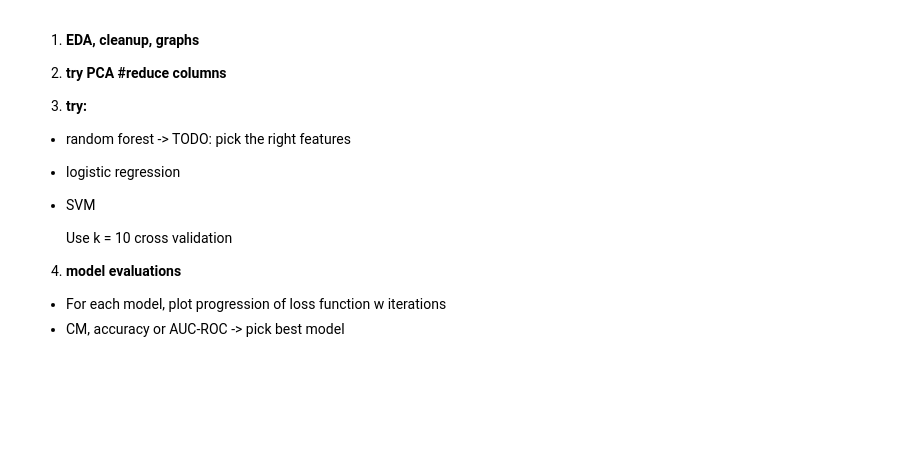
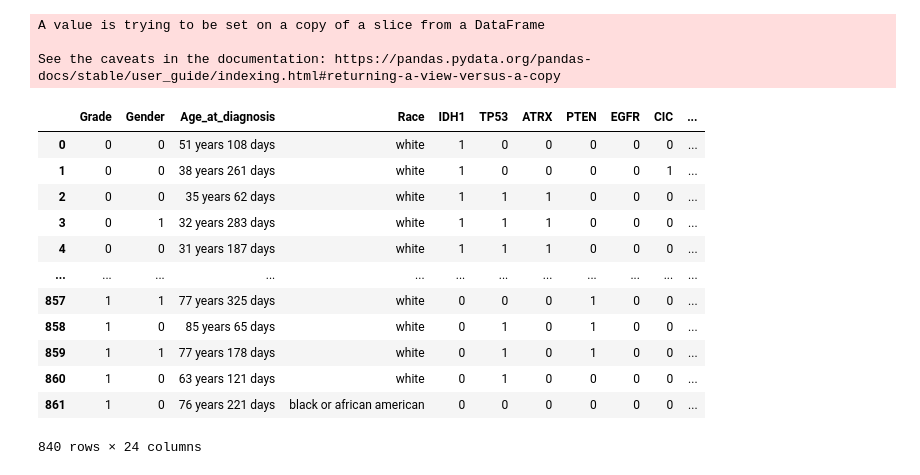
Before and after one commit to irenebernardi/Glioma-Grading-Classification, a Jupyter notebook: Glioma Grade notebook .ipynb, the cells around one changed output. Cells and saved outputs as stored; diff of their text form; code cells hidden in the pictures; blank space fills up the shorter version.

Commit message:
EDA of dataset

```diff
--- a/Glioma Grade notebook .ipynb
+++ b/Glioma Grade notebook .ipynb
@@ -25,0 +8,3 @@ sns.heatmap(df.corr())
+# %%
+df = pd.read_csv('/Users/ksenyanix/Glioma-Grading-Classification/TCGA_GBM_LGG_Mutations_all.csv')
+df
@@ -58,5 +47,0 @@ Name: Gender, dtype: int64
-# %%
-#clean dataset
-
-df= pd.read_csv('~/glioma+grading+clinical+and+mutation+features+dataset/TCGA_InfoWithGrade.csv')
-df
@@ -77,14 +48,26 @@ df
-# %% [markdown]
-1. **EDA, cleanup, graphs**
-2. **try PCA  #reduce columns**
-
-3. **try:**
-  - random forest -> TODO: pick the right features
-  - logistic regression
-  - SVM
-
-    Use k = 10 cross validation
-
-4. **model evaluations**
-  -  For each model, plot progression of loss function w iterations
-  - CM, accuracy or AUC-ROC  -> pick best model
+# %%
+df.replace({'MUTATED': 1, 'NOT_MUTATED': 0, 'Female': 1, 'Male': 0, 'LGG': 0, 'GBM': 1}, inplace=True)
+# %%
+df = df[df['Gender'] != '--']
+df.drop(columns=(['Case_ID', 'Project', 'Primary_Diagnosis']), inplace=True)
+# %% [output]
+A value is trying to be set on a copy of a slice from a DataFrame
+
+See the caveats in the documentation: https://pandas.pydata.org/pandas-docs/stable/user_guide/indexing.html#returning-a-view-versus-a-copy
+# %%
+df = df[df['Race'] != 'not reported']
+df
+# %% [output]
+|  | Grade | Gender | Age_at_diagnosis | Race | IDH1 | TP53 | ATRX | PTEN | EGFR | CIC | ... |
+| 0 | 0 | 0 | 51 years 108 days | white | 1 | 0 | 0 | 0 | 0 | 0 | ... |
+| 1 | 0 | 0 | 38 years 261 days | white | 1 | 0 | 0 | 0 | 0 | 1 | ... |
+| 2 | 0 | 0 | 35 years 62 days | white | 1 | 1 | 1 | 0 | 0 | 0 | ... |
+| 3 | 0 | 1 | 32 years 283 days | white | 1 | 1 | 1 | 0 | 0 | 0 | ... |
+| 4 | 0 | 0 | 31 years 187 days | white | 1 | 1 | 1 | 0 | 0 | 0 | ... |
+| ... | ... | ... | ... | ... | ... | ... | ... | ... | ... | ... | ... |
+| 857 | 1 | 1 | 77 years 325 days | white | 0 | 0 | 0 | 1 | 0 | 0 | ... |
+| 858 | 1 | 0 | 85 years 65 days | white | 0 | 1 | 0 | 1 | 0 | 0 | ... |
+| 859 | 1 | 1 | 77 years 178 days | white | 0 | 1 | 0 | 1 | 0 | 0 | ... |
+| 860 | 1 | 0 | 63 years 121 days | white | 0 | 1 | 0 | 0 | 0 | 0 | ... |
+| 861 | 1 | 0 | 76 years 221 days | black or african american | 0 | 0 | 0 | 0 | 0 | 0 | ... |
+840 rows × 24 columns
```
Also changed, not shown: parts of 26 cells of this notebook, 1 other file.
